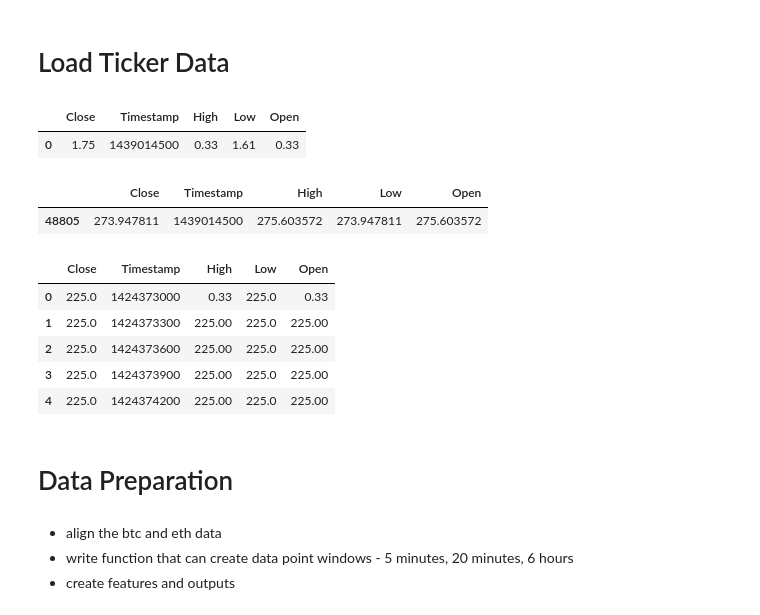
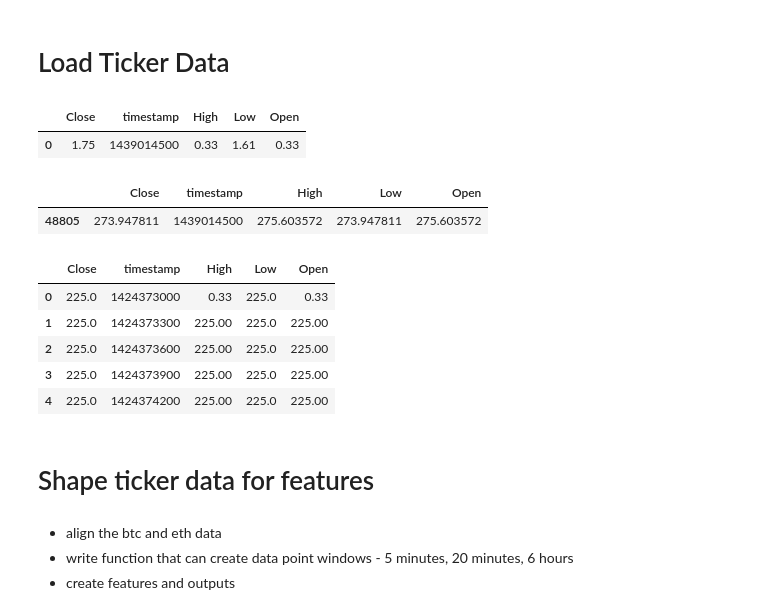
Before and after one commit to JeroenSchmidt/Udacity-Machine-Learning-Nano-Degree, a Jupyter notebook: Projects/projects for submission/capstone/Main Project (ML + Feature Creation).ipynb, the cells around one changed output. Cells and saved outputs as stored; diff of their text form; code cells hidden in the pictures.

Commit message:
got model to work with all my data

```diff
--- a/Projects/projects for submission/capstone/Main Project (ML + Feature Creation).ipynb
+++ b/Projects/projects for submission/capstone/Main Project (ML + Feature Creation).ipynb
@@ -27,22 +27,22 @@ incarnation: 6635908179172555470
 # %%
 import pandas as pd
 # %%
-eth_ticker_raw = pd.read_csv("data/ticker_data/USDT_ETH.csv",index_col=0)
-btc_ticker_raw = pd.read_csv("data/ticker_data/USDT_BTC.csv",index_col=0)
+eth_ticker_raw = pd.read_csv("data/ticker_data/USDT_ETH.csv",index_col=0).rename(columns={"Timestamp":"timestamp"})
+btc_ticker_raw = pd.read_csv("data/ticker_data/USDT_BTC.csv",index_col=0).rename(columns={"Timestamp":"timestamp"})
 # %%
-eth_ticker_raw[eth_ticker_raw.Timestamp == 1439014500]
+eth_ticker_raw[eth_ticker_raw.timestamp == 1439014500]
 # %% [output]
-|  | Close | Timestamp | High | Low | Open |
+|  | Close | timestamp | High | Low | Open |
 | 0 | 1.75 | 1439014500 | 0.33 | 1.61 | 0.33 |
 # %%
-btc_ticker_raw[btc_ticker_raw.Timestamp == 1439014500]
+btc_ticker_raw[btc_ticker_raw.timestamp == 1439014500]
 # %% [output]
-|  | Close | Timestamp | High | Low | Open |
+|  | Close | timestamp | High | Low | Open |
 | 48805 | 273.947811 | 1439014500 | 275.603572 | 273.947811 | 275.603572 |
 # %%
 btc_ticker_raw.head()
 # %% [output]
-|  | Close | Timestamp | High | Low | Open |
+|  | Close | timestamp | High | Low | Open |
 | 0 | 225.0 | 1424373000 | 0.33 | 225.0 | 0.33 |
 | 1 | 225.0 | 1424373300 | 225.00 | 225.0 | 225.00 |
 | 2 | 225.0 | 1424373600 | 225.00 | 225.0 | 225.00 |
@@ -50,8 +50,8 @@ btc_ticker_raw.head()
 | 4 | 225.0 | 1424374200 | 225.00 | 225.0 | 225.00 |
 # %%
 # sync the times of the two dataframes
-# %% [markdown]
-# Data Preparation
+# %% [markdown]
+# Shape ticker data for features
 # %% [markdown]
 * align the btc and eth data
 * write function that can create data point windows - 5 minutes, 20 minutes, 6 hours
```
Also changed, not shown: parts of 43 cells of this notebook, 1 other file.
